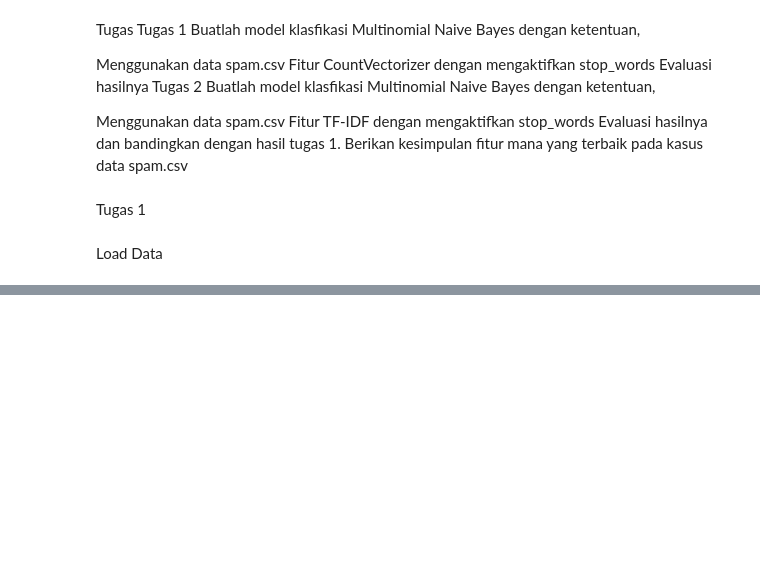
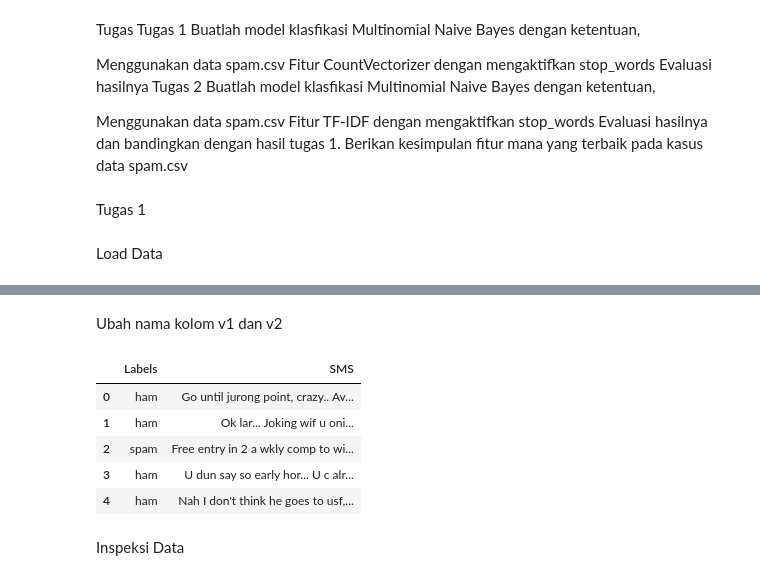
Before and after one commit to elsaprelia/MACHINE-LEARNING, a Jupyter notebook: js3_elsa.ipynb, the cells around one changed output, grey strips where cells are left out. Drawn from its saved outputs; the diff is of its cells as text; code cells hidden in the pictures; blank space fills up the shorter version.

```diff
--- a/js3_elsa.ipynb
+++ b/js3_elsa.ipynb
@@ -30,0 +51,23 @@ FileNotFoundError: ignored
+# %% [markdown]
+Ubah nama kolom v1 dan v2
+# %%
+# Data untuk rename kolom v1 dan v2
+new_cols = {
+    'v1': 'Labels',
+    'v2': 'SMS'
+}
+
+# Rename nama kolom v1 dan v2
+df = df.rename(columns=new_cols)
+
+# cek data
+df.head()
+# %% [output]
+|  | Labels | SMS |
+| 0 | ham | Go until jurong point, crazy.. Av... |
+| 1 | ham | Ok lar... Joking wif u oni... |
+| 2 | spam | Free entry in 2 a wkly comp to wi... |
+| 3 | ham | U dun say so early hor... U c alr... |
+| 4 | ham | Nah I don't think he goes to usf,... |
+# %% [markdown]
+Inspeksi Data
```
Also changed, not shown: parts of 14 cells of this notebook.
